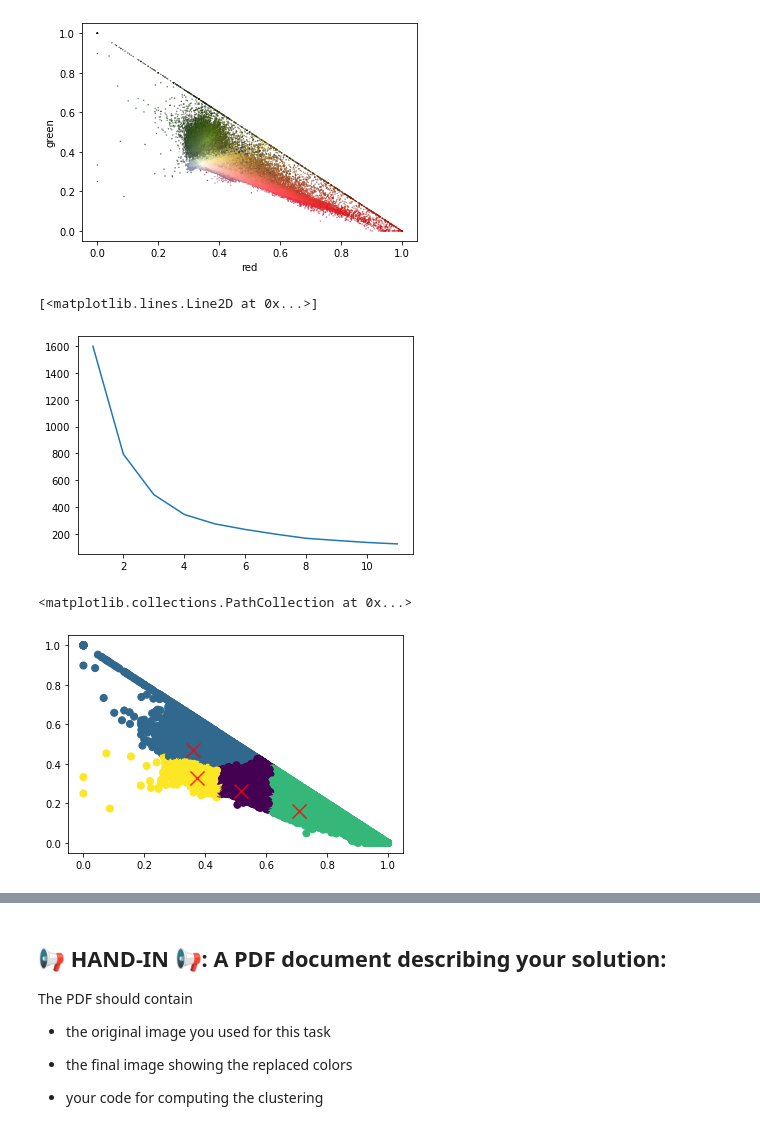
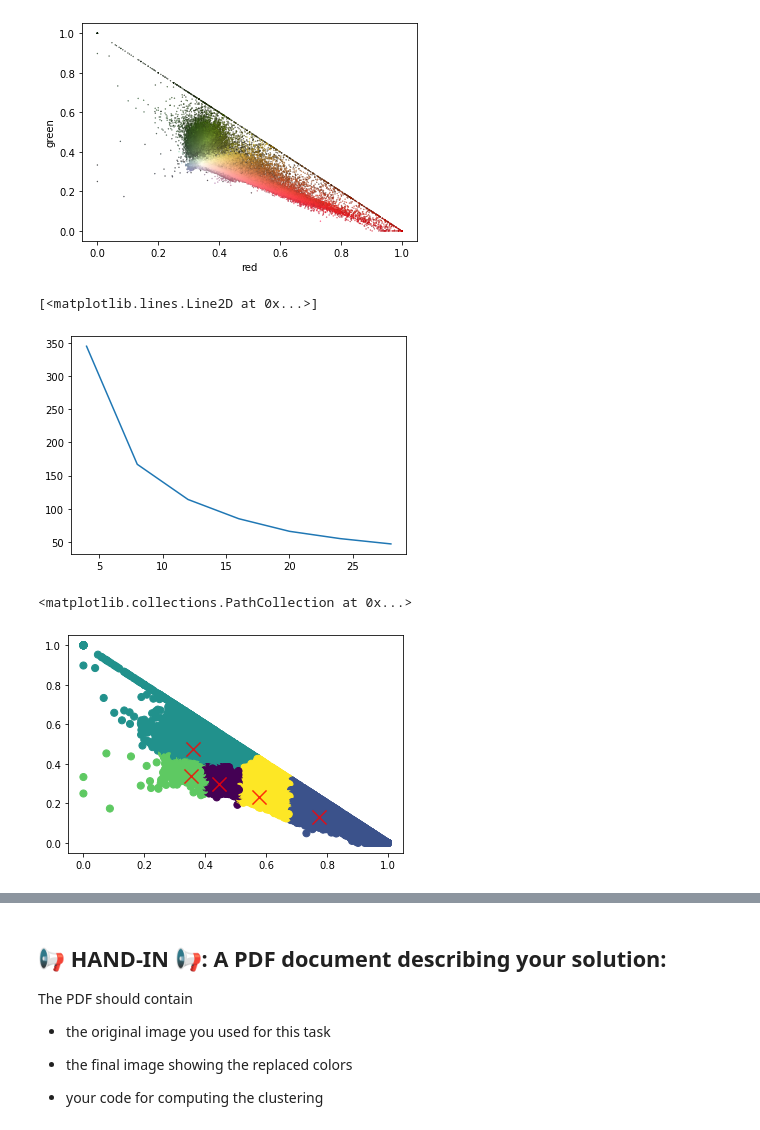
Before and after one commit to schazadm/mldm_hs22, a Jupyter notebook: labs/L02_Clustering_LAB_ASSIGNMENT.ipynb, the cells around one changed output, grey strips where cells are left out. Cells and saved outputs as stored; diff of their text form; code cells hidden in the pictures.

```diff
--- a/labs/L02_Clustering_LAB_ASSIGNMENT.ipynb
+++ b/labs/L02_Clustering_LAB_ASSIGNMENT.ipynb
@@ -331,7 +336,7 @@ rg_chroma_plot(img_arr)
 [figure]
 # %%
 # elbow method -> result is around 4 clusters
-k = np.arange(1, 12)
+k = np.arange(4, 30, 4)
 phi = np.zeros_like(k)
 for ix, k_ in enumerate(k):
     km = KMeans(n_clusters=k_).fit(img_rg)
@@ -340,16 +345,16 @@ for ix, k_ in enumerate(k):
 plt.plot(k, phi)
 # %% [output]
 [<matplotlib.lines.Line2D at 0x...>]
-[figure, old version]
+[figure, new version]
 # %%
 # show clusters of image colors
-kmeans = KMeans(n_clusters=4).fit(img_rg)
+kmeans = KMeans(n_clusters=5).fit(img_rg)
 cluster_assignment = kmeans.predict(img_rg)
 plt.scatter(img_rg[:, 0], img_rg[:, 1], c=cluster_assignment, s=50, cmap="viridis")
 plt.scatter(kmeans.cluster_centers_[:, 0], kmeans.cluster_centers_[:, 1], c="red", marker='x', s=200, alpha=.8)
 # %% [output]
 <matplotlib.collections.PathCollection at 0x...>
-[figure, old version]
+[figure, new version]
 # %%
 n_centers = kmeans.cluster_centers_
 rg_chroma_plot(img_arr, n_centers)
```
Also changed, not shown: parts of 5 cells of this notebook, 2 other files.
